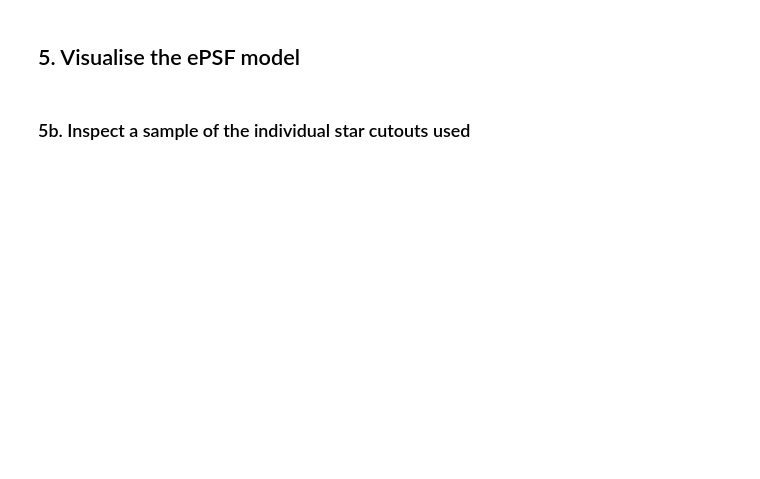
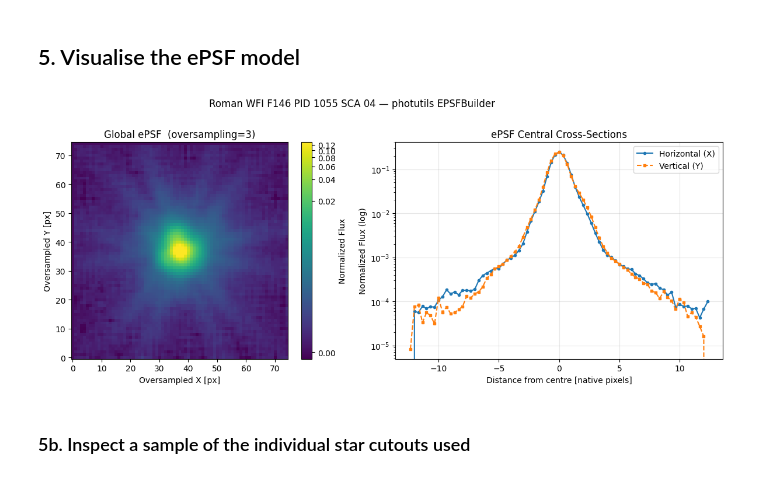
Before and after one commit to jorgemarpa/roman-epsf, a Jupyter notebook: notebooks/demo_photutils_epsf.ipynb, the cells around one changed output. Saved outputs shown, nothing was run; the diff lists cells and outputs as text; code cells hidden in the pictures; blank space fills up the shorter version.

```diff
--- a/notebooks/demo_photutils_epsf.ipynb
+++ b/notebooks/demo_photutils_epsf.ipynb
@@ -154,35 +176,37 @@ print(f"Stars used       : {len(fitted_stars)}")
 # %% [markdown]
 ## 5. Visualise the ePSF model
 # %%
-oversampling = epsf_model.oversampling
+oversampling = epsf_model.oversampling[0]
 
 fig, axes = plt.subplots(1, 2, figsize=(13, 5))
 fig.suptitle(f"Roman WFI {filter_name} PID {pid} SCA {detector:02d} — photutils EPSFBuilder", y=1.01)
 
 # Left: 2D ePSF image
 norm_epsf = simple_norm(epsf_model.data, "log", percent=99.5)
 im = axes[0].imshow(epsf_model.data, norm=norm_epsf, origin="lower", cmap="viridis")
 plt.colorbar(im, ax=axes[0], fraction=0.046, pad=0.04, label="Normalized Flux")
 axes[0].set_title(f"Global ePSF  (oversampling={oversampling})")
 axes[0].set_xlabel("Oversampled X [px]")
 axes[0].set_ylabel("Oversampled Y [px]")
 
 # Right: 1D cross-sections through the peak
 cy, cx = np.unravel_index(np.nanargmax(epsf_model.data), epsf_model.data.shape)
 pix_x = (np.arange(epsf_model.data.shape[1]) - cx) / oversampling
 pix_y = (np.arange(epsf_model.data.shape[0]) - cy) / oversampling
 
 axes[1].plot(pix_x, epsf_model.data[cy, :], "o-", ms=3, label="Horizontal (X)")
 axes[1].plot(pix_y, epsf_model.data[:, cx], "s--", ms=3, label="Vertical (Y)")
 axes[1].set_yscale("log")
 axes[1].set_xlabel("Distance from centre [native pixels]")
 axes[1].set_ylabel("Normalized Flux (log)")
 axes[1].set_title("ePSF Central Cross-Sections")
 axes[1].legend()
 axes[1].grid(True, alpha=0.3)
 
 plt.tight_layout()
 plt.show()
+# %% [output]
+[figure, added]
 # %% [markdown]
 ### 5b. Inspect a sample of the individual star cutouts used
 # %%
```
Also changed, not shown: parts of 12 cells of this notebook, 1 other file.
